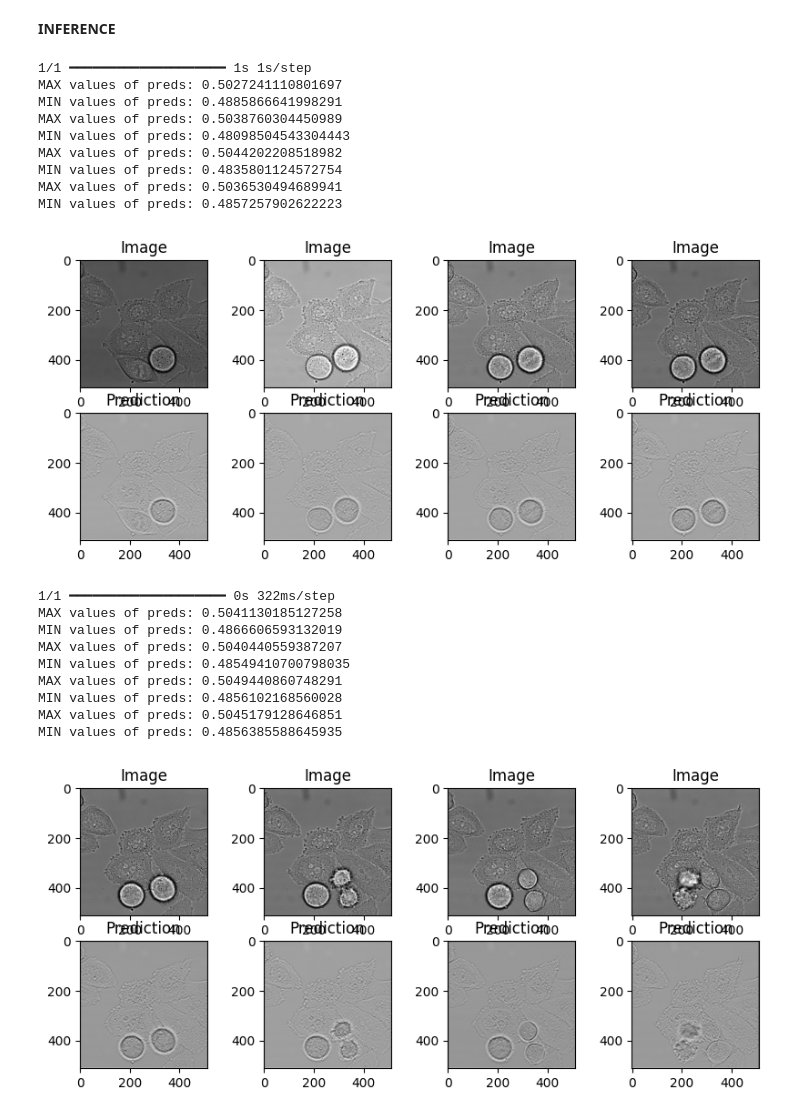
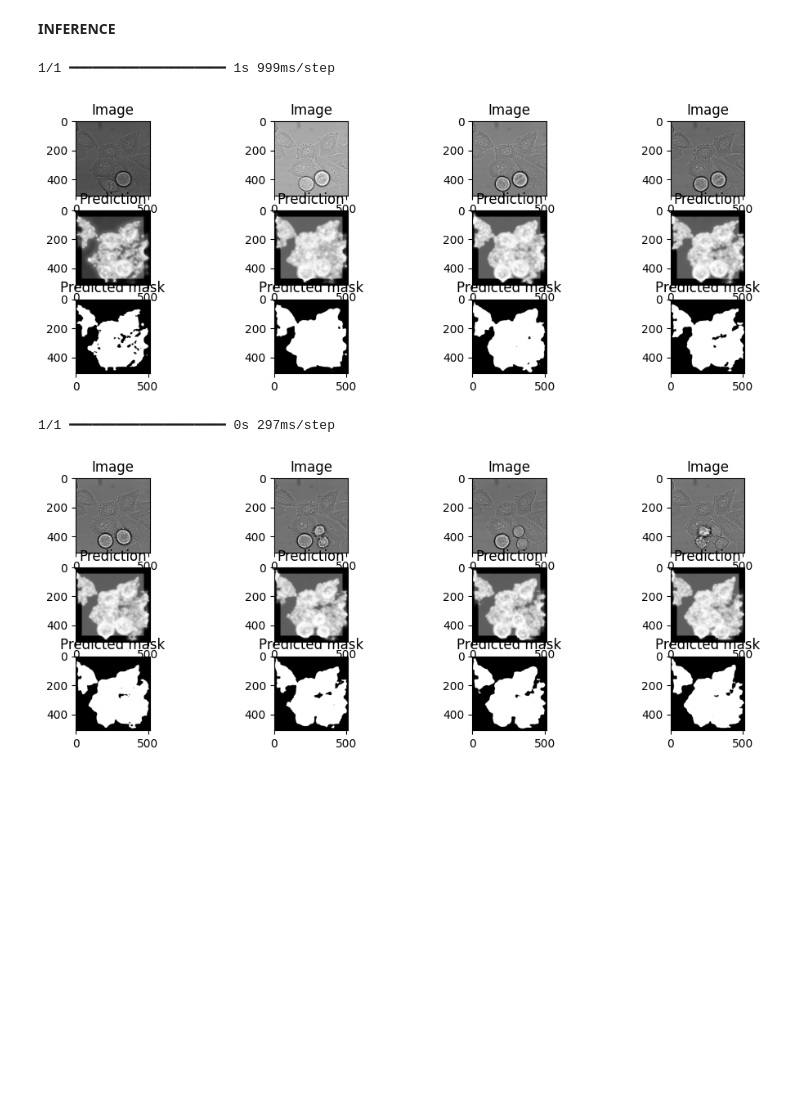
Before and after one commit to lniango/Segmentation_tracking, a Jupyter notebook: segmentation.ipynb, the cells around one changed output. Cells and saved outputs as stored; diff of their text form; code cells hidden in the pictures; blank space fills up the shorter version.

```diff
--- a/segmentation.ipynb
+++ b/segmentation.ipynb
@@ -439,7 +452,7 @@ import glob
 
 #Load model
 model = tf.keras.models.load_model(
-                                  '/kaggle/working/best_model.h5',
+                                  '/kaggle/working/unet_model_150.h5',
                                    compile=False)
 
 # Test set
@@ -472,55 +485,39 @@ test_dataset = create_test_dataset(test_img, batch_size=4)
 
         plt.show()
 
 show_predictions(model, test_dataset)'''
 #preds = model.predict(test_dataset)
 
 def show_predictions(dataset, model):
 
     for imgs in dataset.take(2):
 
         preds = model.predict(imgs)
 
-        plt.figure(figsize=(10,4))
+        plt.figure(figsize=(12,4))
 
         for i in range(4):
 
-            plt.subplot(2,4,i+1)
+            plt.subplot(3,4,i+1)
             plt.imshow(imgs[i], cmap='gray')
             plt.title("Image")
 
-            plt.subplot(2,4,i+5)
+            plt.subplot(3,4,i+5)
             plt.imshow(preds[i,...,0], cmap="gray")
-            print(f"MAX values of preds: {preds[i,...,0].max()}")
-            print(f"MIN values of preds: {preds[i,...,0].min()}")
+            #print(f"MAX values of preds: {preds[i,...,0].max()}")
+            #print(f"MIN values of preds: {preds[i,...,0].min()}")
             plt.title("Prediction")
 
             plt.subplot(3,4,i+9)
             plt.imshow(preds[i,...,0] > 0.5, cmap="gray")
             #print(f"MAX values of preds: {preds[i,...,0].max()}")
             #print(f"MIN values of preds: {preds[i,...,0].min()}")
             plt.title("Predicted mask")
 
         plt.show()
 show_predictions(test_dataset, model)
 # %% [output]
-1/1 ━━━━━━━━━━━━━━━━━━━━ 1s 1s/step
-MAX values of preds: 0.5027241110801697
-MIN values of preds: 0.4885866641998291
-MAX values of preds: 0.5038760304450989
-MIN values of preds: 0.48098504543304443
-MAX values of preds: 0.5044202208518982
-MIN values of preds: 0.4835801124572754
-MAX values of preds: 0.5036530494689941
-MIN values of preds: 0.4857257902622223
+1/1 ━━━━━━━━━━━━━━━━━━━━ 1s 999ms/step
-[figure, old version]
+[figure, new version]
-1/1 ━━━━━━━━━━━━━━━━━━━━ 0s 322ms/step
-MAX values of preds: 0.5041130185127258
-MIN values of preds: 0.4866606593132019
-MAX values of preds: 0.5040440559387207
-MIN values of preds: 0.48549410700798035
-MAX values of preds: 0.5049440860748291
-MIN values of preds: 0.4856102168560028
-MAX values of preds: 0.5045179128646851
-MIN values of preds: 0.4856385588645935
+1/1 ━━━━━━━━━━━━━━━━━━━━ 0s 297ms/step
-[figure, old version]
+[figure, new version]
```
Also changed, not shown: parts of 8 cells of this notebook.
